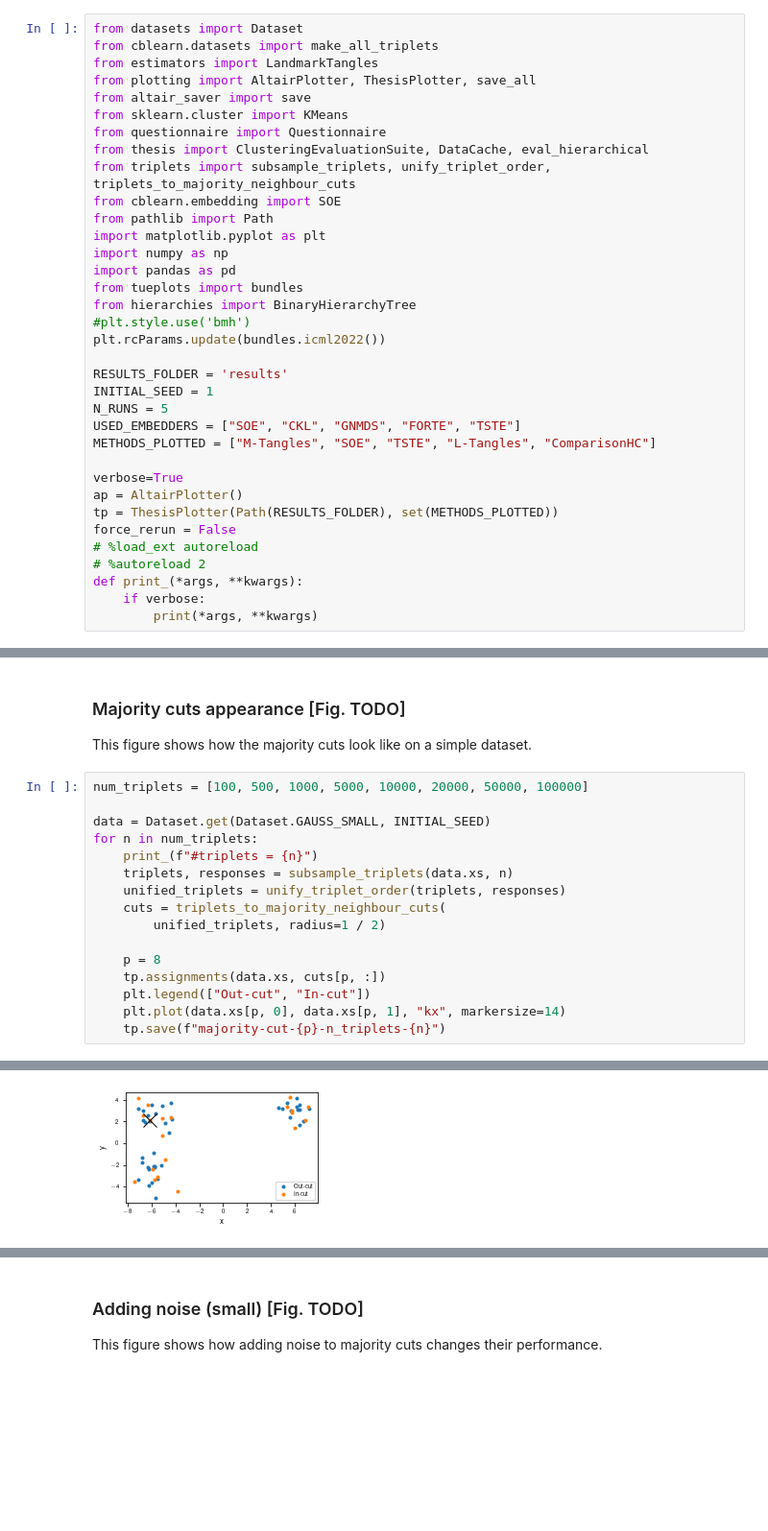
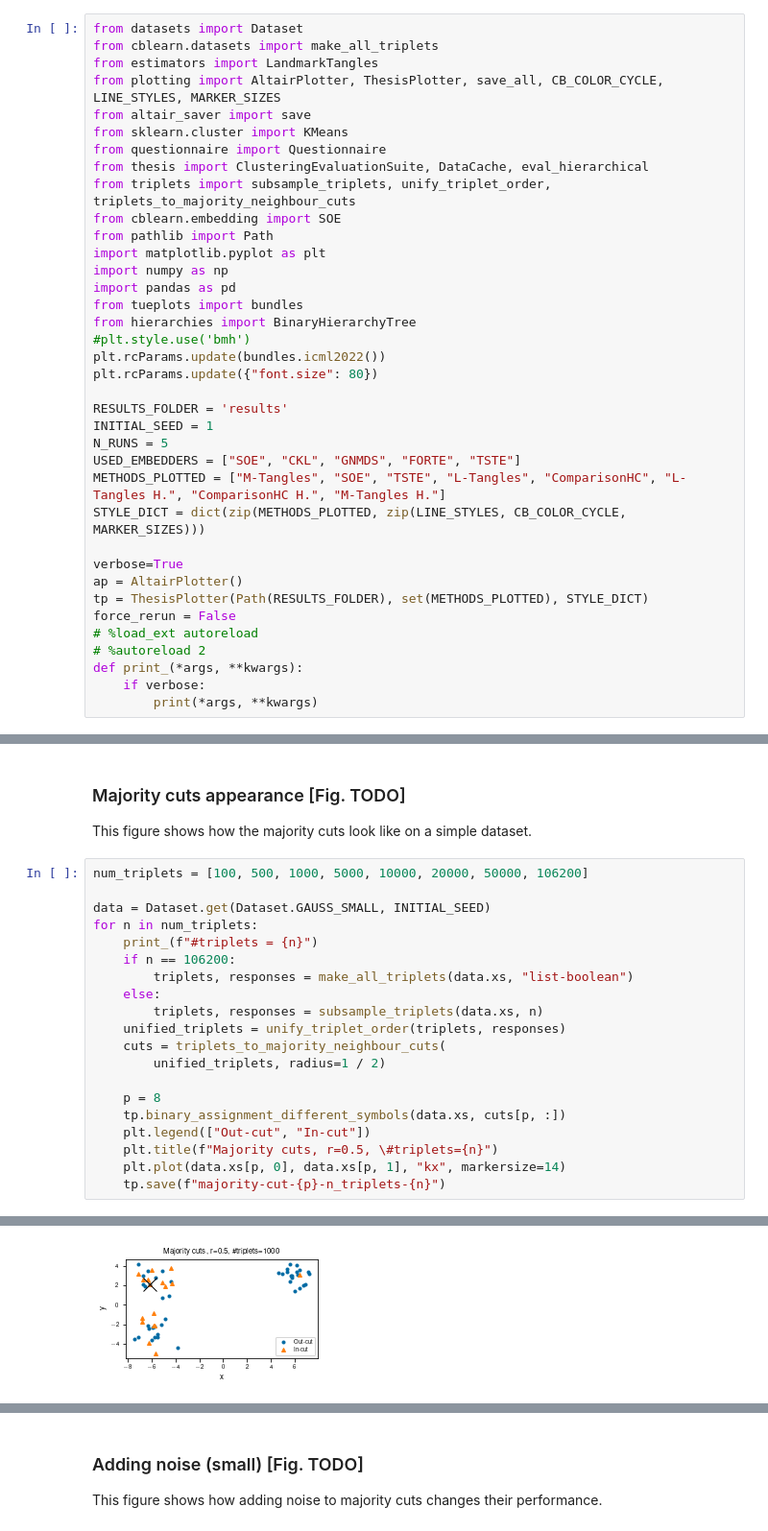
Before and after one commit to Conzel/clustering-triplets-with-tangles, a Jupyter notebook: thesis_simulations.ipynb, the cells around one changed output, grey strips where cells are left out. Shown at 96% size. Cells and saved outputs as stored; diff of their text form; blank space fills up the shorter version.

Commit message:
ADD: Cleanup plots for the thesis

```diff
--- a/thesis_simulations.ipynb
+++ b/thesis_simulations.ipynb
@@ -5,7 +5,7 @@ This notebook contains the code that creates all figures for the simulation and
 from datasets import Dataset
 from cblearn.datasets import make_all_triplets
 from estimators import LandmarkTangles
-from plotting import AltairPlotter, ThesisPlotter, save_all
+from plotting import AltairPlotter, ThesisPlotter, save_all, CB_COLOR_CYCLE, LINE_STYLES, MARKER_SIZES
 from altair_saver import save
 from sklearn.cluster import KMeans
 from questionnaire import Questionnaire
@@ -20,16 +20,18 @@ from tueplots import bundles
 from hierarchies import BinaryHierarchyTree
 #plt.style.use('bmh')
 plt.rcParams.update(bundles.icml2022())
+plt.rcParams.update({"font.size": 80})
 
 RESULTS_FOLDER = 'results'
 INITIAL_SEED = 1
 N_RUNS = 5
 USED_EMBEDDERS = ["SOE", "CKL", "GNMDS", "FORTE", "TSTE"]
-METHODS_PLOTTED = ["M-Tangles", "SOE", "TSTE", "L-Tangles", "ComparisonHC"]
+METHODS_PLOTTED = ["M-Tangles", "SOE", "TSTE", "L-Tangles", "ComparisonHC", "L-Tangles H.", "ComparisonHC H.", "M-Tangles H."]
+STYLE_DICT = dict(zip(METHODS_PLOTTED, zip(LINE_STYLES, CB_COLOR_CYCLE, MARKER_SIZES)))
 
 verbose=True
 ap = AltairPlotter()
-tp = ThesisPlotter(Path(RESULTS_FOLDER), set(METHODS_PLOTTED))
+tp = ThesisPlotter(Path(RESULTS_FOLDER), set(METHODS_PLOTTED), STYLE_DICT)
 force_rerun = False
 # %load_ext autoreload
 # %autoreload 2
@@ -42,19 +44,23 @@ def print_(*args, **kwargs):
 ### Majority cuts appearance [Fig. TODO]
 This figure shows how the majority cuts look like on a simple dataset.
 # %%
-num_triplets = [100, 500, 1000, 5000, 10000, 20000, 50000, 100000]
+num_triplets = [100, 500, 1000, 5000, 10000, 20000, 50000, 106200]
 
 data = Dataset.get(Dataset.GAUSS_SMALL, INITIAL_SEED)
 for n in num_triplets:
     print_(f"#triplets = {n}")
-    triplets, responses = subsample_triplets(data.xs, n)
+    if n == 106200:
+        triplets, responses = make_all_triplets(data.xs, "list-boolean")
+    else:
+        triplets, responses = subsample_triplets(data.xs, n)
     unified_triplets = unify_triplet_order(triplets, responses)
     cuts = triplets_to_majority_neighbour_cuts(
         unified_triplets, radius=1 / 2)
 
     p = 8
-    tp.assignments(data.xs, cuts[p, :])
+    tp.binary_assignment_different_symbols(data.xs, cuts[p, :])
     plt.legend(["Out-cut", "In-cut"])
+    plt.title(f"Majority cuts, r=0.5, \#triplets={n}")
     plt.plot(data.xs[p, 0], data.xs[p, 1], "kx", markersize=14)
     tp.save(f"majority-cut-{p}-n_triplets-{n}")
 # %% [output]
@@ -71 +77 @@ for n in num_triplets:
-[figure, old version]
+[figure, new version]
```
Also changed, not shown: parts of 20 cells of this notebook, 2 other files.
